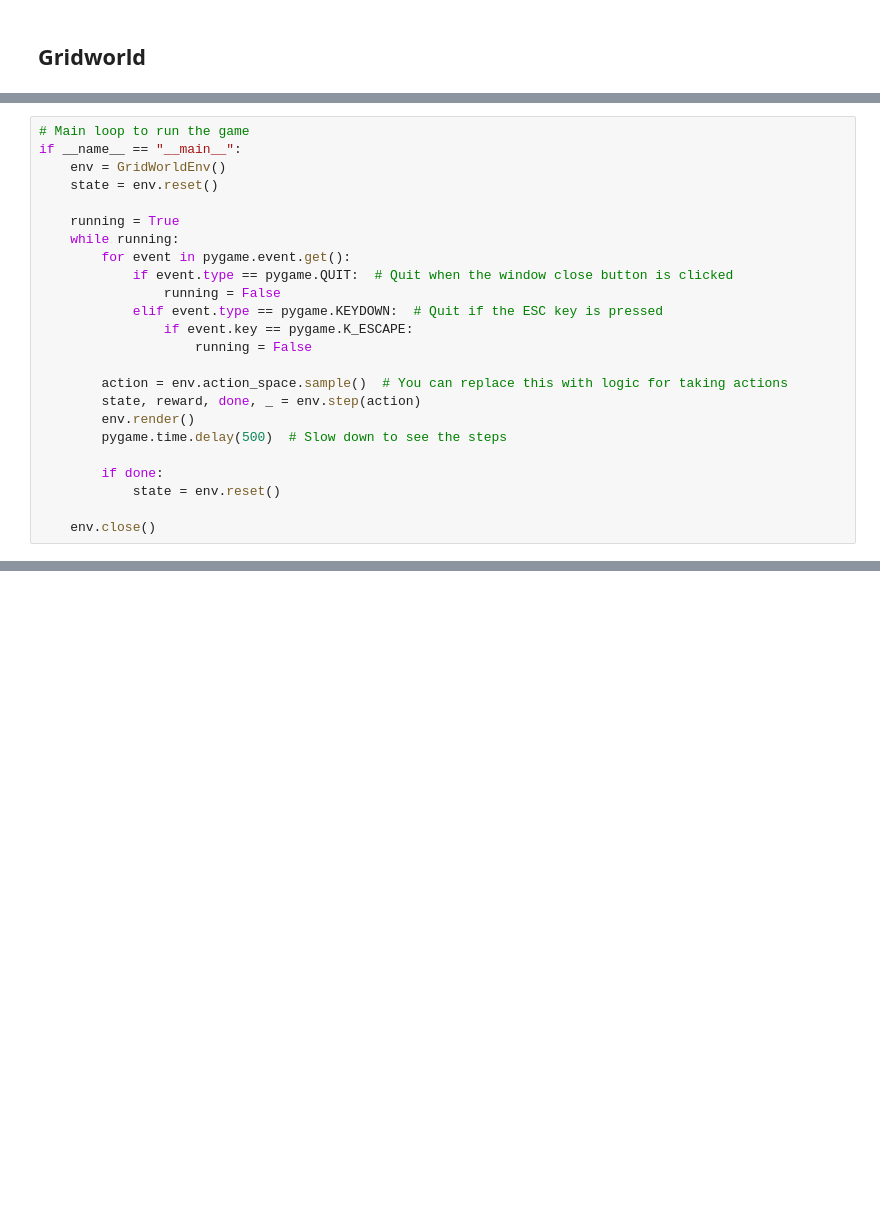
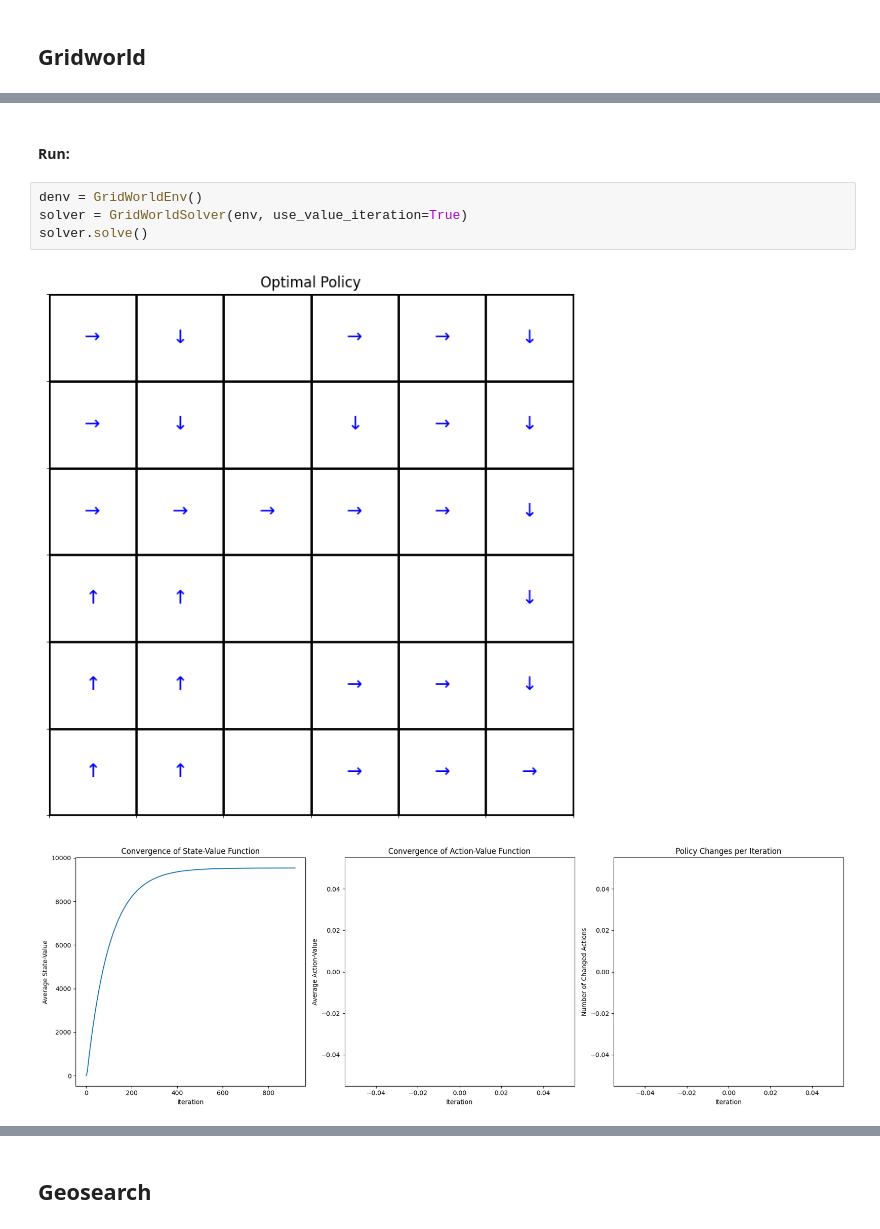
Before and after one commit to jbrismor/Hw-2_RL, a Jupyter notebook: testing.ipynb, the cells around one changed output, grey strips where cells are left out. Drawn from its saved outputs; the diff is of its cells as text; blank space fills up the shorter version.

```diff
--- a/testing.ipynb
+++ b/testing.ipynb
@@ -375,24 +465,0 @@ class GridWorldEnv(gym.Env):
-# %%
-# Main loop to run the game
-if __name__ == "__main__":
-    env = GridWorldEnv()
-    state = env.reset()
-
-    running = True
-    while running:
-        for event in pygame.event.get():
-            if event.type == pygame.QUIT:  # Quit when the window close button is clicked
-                running = False
-            elif event.type == pygame.KEYDOWN:  # Quit if the ESC key is pressed
-                if event.key == pygame.K_ESCAPE:
-                    running = False
-
-        action = env.action_space.sample()  # You can replace this with logic for taking actions
-        state, reward, done, _ = env.step(action)
-        env.render()
-        pygame.time.delay(500)  # Slow down to see the steps
-
-        if done:
-            state = env.reset()
-
-    env.close()
@@ -398,0 +616,9 @@ if __name__ == "__main__":
+# %% [markdown]
+#### Run:
+# %%
+denv = GridWorldEnv()
+solver = GridWorldSolver(env, use_value_iteration=True)
+solver.solve()
+# %% [output]
+[figure, added]
+[figure, added]
@@ -398,0 +642,2 @@ if __name__ == "__main__":
+# %% [markdown]
+## Geosearch
```
Also changed, not shown: parts of 16 cells of this notebook, 2 other files.
